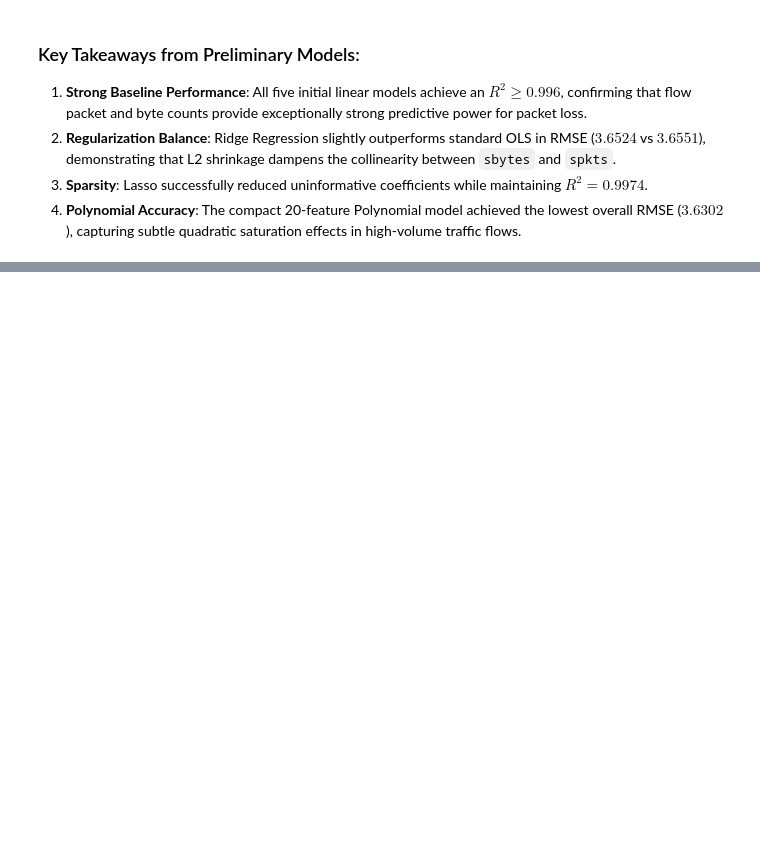
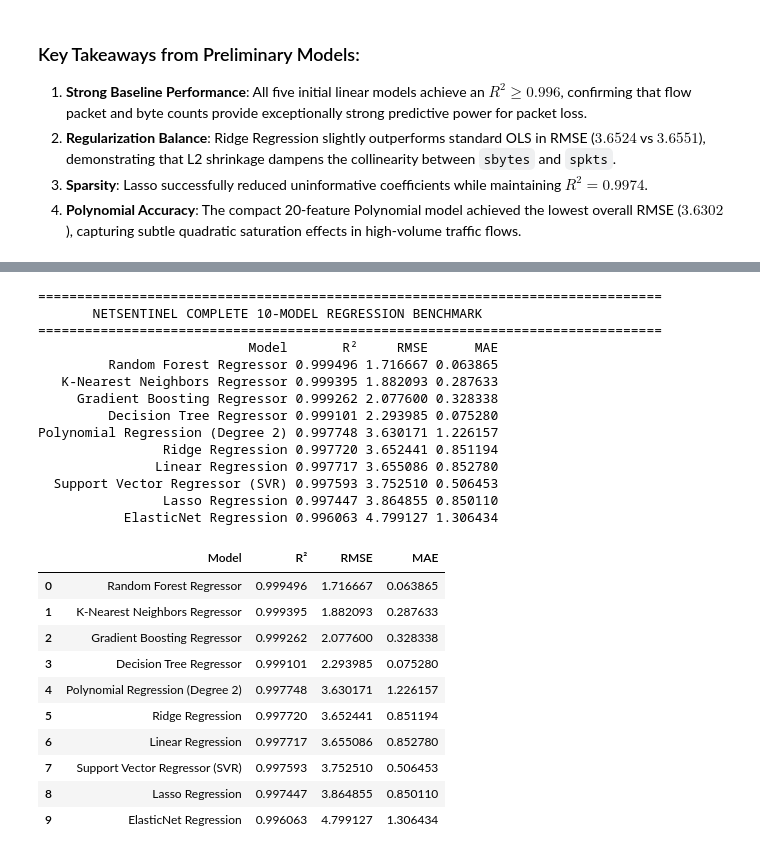
Before and after one commit to ajay9376/NetSentinel, a Jupyter notebook: notebooks/regression.ipynb, the cells around one changed output, grey strips where cells are left out. Cells and saved outputs as stored; diff of their text form; code cells hidden in the pictures; blank space fills up the shorter version.

```diff
--- a/notebooks/regression.ipynb
+++ b/notebooks/regression.ipynb
@@ -788,0 +919,41 @@ The remaining five regression algorithms will be implemented by the second team
+# %%
+# Construct unified comparison DataFrame from results list
+df_final_comparison = pd.DataFrame(results)
+
+# Standardize required column headers
+df_final_comparison = df_final_comparison.rename(columns={"R2": "R²"})
+
+# Sort strictly by R² descending
+df_final_comparison = df_final_comparison.sort_values(by="R²", ascending=False).reset_index(drop=True)
+
+print("=" * 80)
+print("       NETSENTINEL COMPLETE 10-MODEL REGRESSION BENCHMARK")
+print("=" * 80)
+print(df_final_comparison.to_string(index=False))
+display(df_final_comparison)
+# %% [output]
+================================================================================
+       NETSENTINEL COMPLETE 10-MODEL REGRESSION BENCHMARK
+================================================================================
+                           Model       R²     RMSE      MAE
+         Random Forest Regressor 0.999496 1.716667 0.063865
+   K-Nearest Neighbors Regressor 0.999395 1.882093 0.287633
+     Gradient Boosting Regressor 0.999262 2.077600 0.328338
+         Decision Tree Regressor 0.999101 2.293985 0.075280
+Polynomial Regression (Degree 2) 0.997748 3.630171 1.226157
+                Ridge Regression 0.997720 3.652441 0.851194
+               Linear Regression 0.997717 3.655086 0.852780
+  Support Vector Regressor (SVR) 0.997593 3.752510 0.506453
+                Lasso Regression 0.997447 3.864855 0.850110
+           ElasticNet Regression 0.996063 4.799127 1.306434
+|  | Model | R² | RMSE | MAE |
+| 0 | Random Forest Regressor | 0.999496 | 1.716667 | 0.063865 |
+| 1 | K-Nearest Neighbors Regressor | 0.999395 | 1.882093 | 0.287633 |
+| 2 | Gradient Boosting Regressor | 0.999262 | 2.077600 | 0.328338 |
+| 3 | Decision Tree Regressor | 0.999101 | 2.293985 | 0.075280 |
+| 4 | Polynomial Regression (Degree 2) | 0.997748 | 3.630171 | 1.226157 |
+| 5 | Ridge Regression | 0.997720 | 3.652441 | 0.851194 |
+| 6 | Linear Regression | 0.997717 | 3.655086 | 0.852780 |
+| 7 | Support Vector Regressor (SVR) | 0.997593 | 3.752510 | 0.506453 |
+| 8 | Lasso Regression | 0.997447 | 3.864855 | 0.850110 |
+| 9 | ElasticNet Regression | 0.996063 | 4.799127 | 1.306434 |
```
Also changed, not shown: parts of 43 cells of this notebook, 1 other file.
